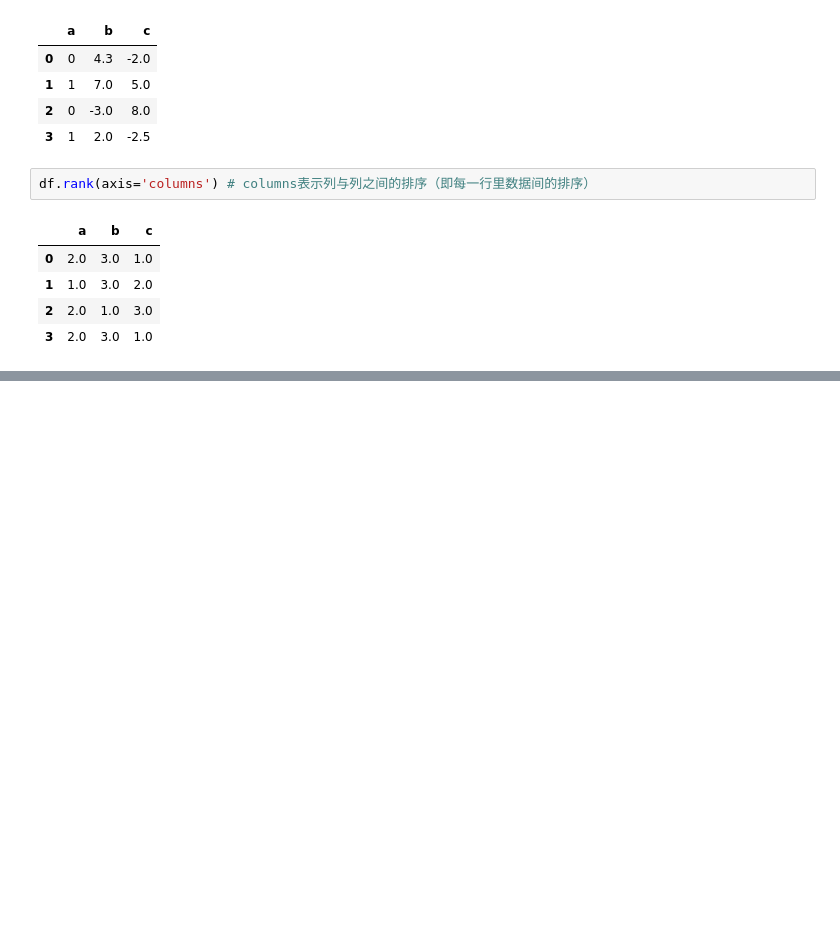
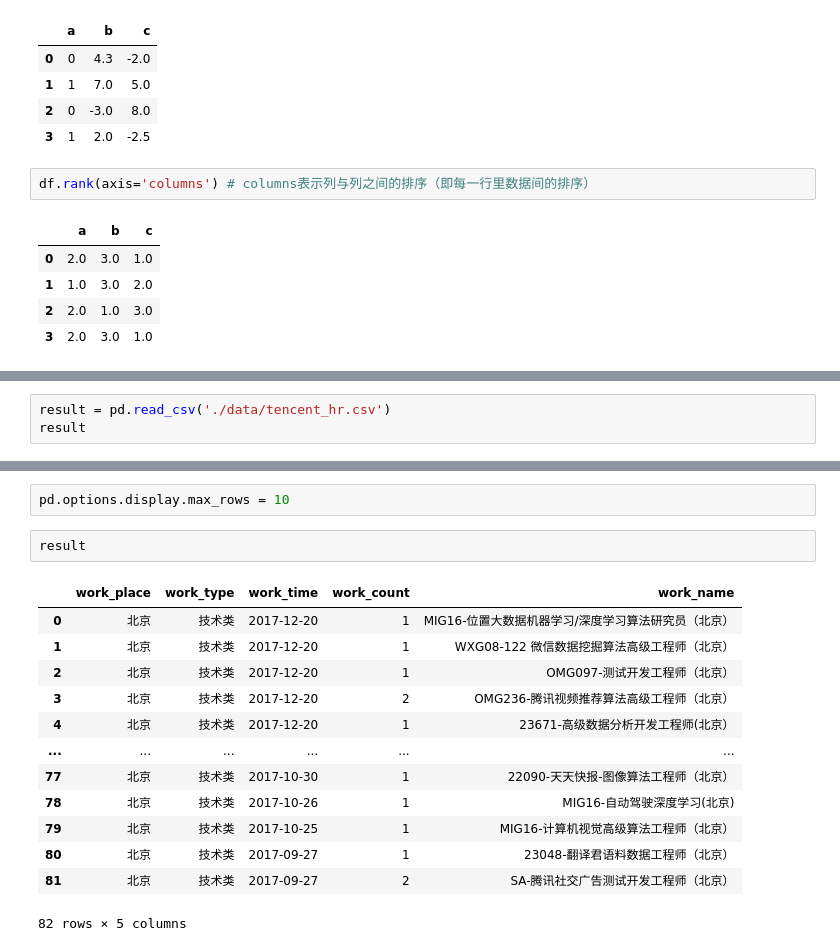
Before and after one commit to zzhhoubin/pydata, a Jupyter notebook: pandas.ipynb, the cells around one changed output, grey strips where cells are left out. Drawn from its saved outputs; the diff is of its cells as text; blank space fills up the shorter version.

Commit message:
Handling Missing Data

```diff
--- a/pandas.ipynb
+++ b/pandas.ipynb
@@ -571,0 +579,3 @@ df.rank(axis='columns') # columns表示列与列之间的排序（即每一行
+# %%
+result = pd.read_csv('./data/tencent_hr.csv')
+result
@@ -571,0 +601,18 @@ df.rank(axis='columns') # columns表示列与列之间的排序（即每一行
+# %%
+pd.options.display.max_rows = 10
+# %%
+result
+# %% [output]
+|  | work_place | work_type | work_time | work_count | work_name |
+| 0 | 北京 | 技术类 | 2017-12-20 | 1 | MIG16-位置大数据机器学习/深度学习算法研究员（北京） |
+| 1 | 北京 | 技术类 | 2017-12-20 | 1 | WXG08-122 微信数据挖掘算法高级工程师（北京） |
+| 2 | 北京 | 技术类 | 2017-12-20 | 1 | OMG097-测试开发工程师（北京） |
+| 3 | 北京 | 技术类 | 2017-12-20 | 2 | OMG236-腾讯视频推荐算法高级工程师（北京） |
+| 4 | 北京 | 技术类 | 2017-12-20 | 1 | 23671-高级数据分析开发工程师(北京） |
+| ... | ... | ... | ... | ... | ... |
+| 77 | 北京 | 技术类 | 2017-10-30 | 1 | 22090-天天快报-图像算法工程师（北京） |
+| 78 | 北京 | 技术类 | 2017-10-26 | 1 | MIG16-自动驾驶深度学习(北京) |
+| 79 | 北京 | 技术类 | 2017-10-25 | 1 | MIG16-计算机视觉高级算法工程师（北京） |
+| 80 | 北京 | 技术类 | 2017-09-27 | 1 | 23048-翻译君语料数据工程师（北京） |
+| 81 | 北京 | 技术类 | 2017-09-27 | 2 | SA-腾讯社交广告测试开发工程师（北京） |
+82 rows × 5 columns
```
Also changed, not shown: parts of 42 cells of this notebook.
